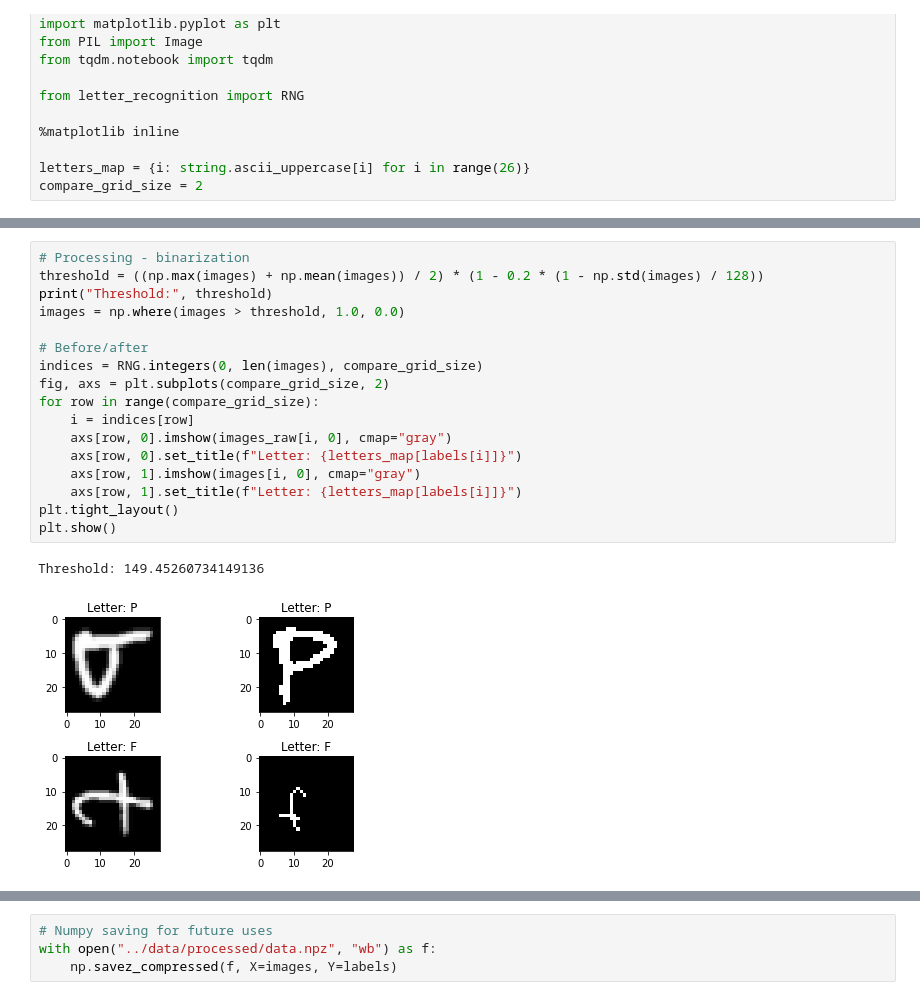
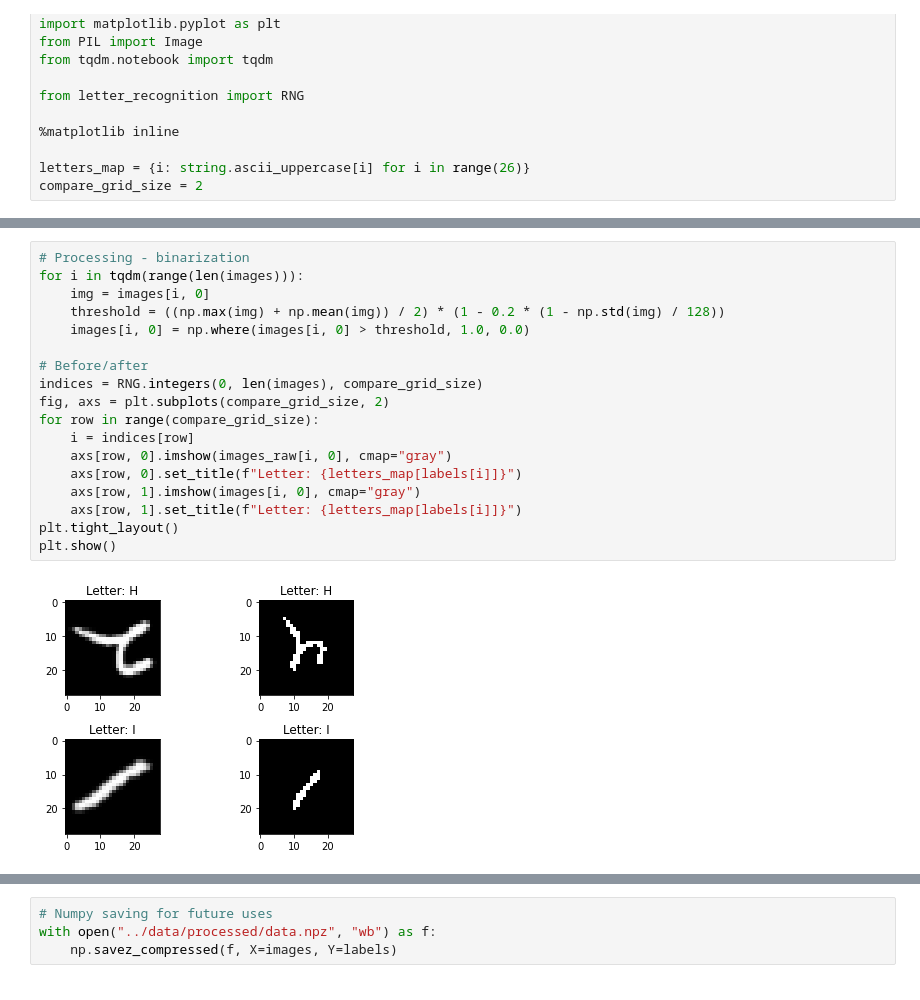
Before and after one commit to pindelm79/letter-recognition, a Jupyter notebook: notebooks/2-mp-data-preparation.ipynb, the cells around one changed output, grey strips where cells are left out. Saved outputs shown, nothing was run; the diff lists cells and outputs as text.

```diff
--- a/notebooks/2-mp-data-preparation.ipynb
+++ b/notebooks/2-mp-data-preparation.ipynb
@@ -99,20 +99,20 @@ plt.show()
 # %%
 # Processing - binarization
-threshold = ((np.max(images) + np.mean(images)) / 2) * (1 - 0.2 * (1 - np.std(images) / 128))
-print("Threshold:", threshold)
-images = np.where(images > threshold, 1.0, 0.0)
+for i in tqdm(range(len(images))):
+    img = images[i, 0]
+    threshold = ((np.max(img) + np.mean(img)) / 2) * (1 - 0.2 * (1 - np.std(img) / 128))
+    images[i, 0] = np.where(images[i, 0] > threshold, 1.0, 0.0)
 
 # Before/after
 indices = RNG.integers(0, len(images), compare_grid_size)
 fig, axs = plt.subplots(compare_grid_size, 2)
 for row in range(compare_grid_size):
     i = indices[row]
     axs[row, 0].imshow(images_raw[i, 0], cmap="gray")
     axs[row, 0].set_title(f"Letter: {letters_map[labels[i]]}")
     axs[row, 1].imshow(images[i, 0], cmap="gray")
     axs[row, 1].set_title(f"Letter: {letters_map[labels[i]]}")
 plt.tight_layout()
 plt.show()
 # %% [output]
-Threshold: 149.45260734149136
-[figure, old version]
+[figure, new version]
```
Also changed, not shown: parts of 5 cells of this notebook, 1 other file.
